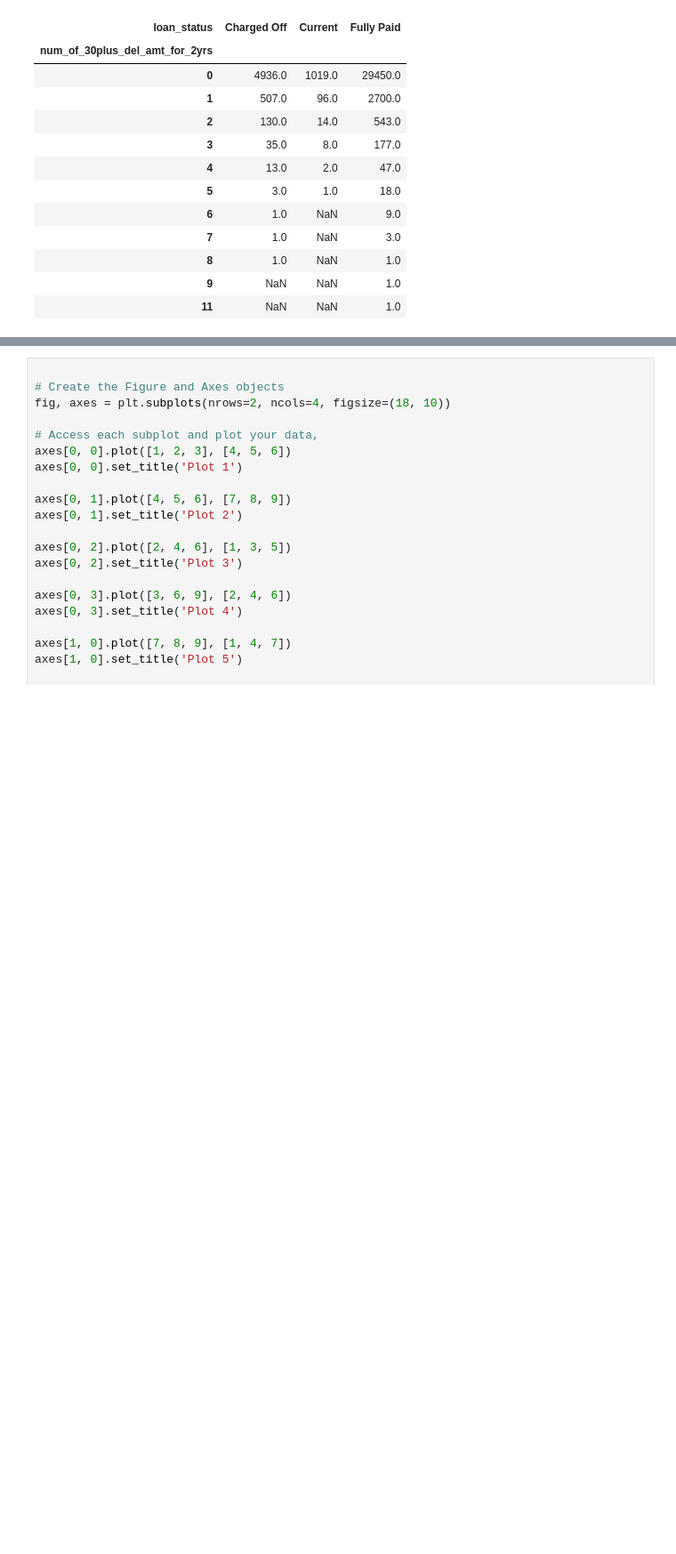
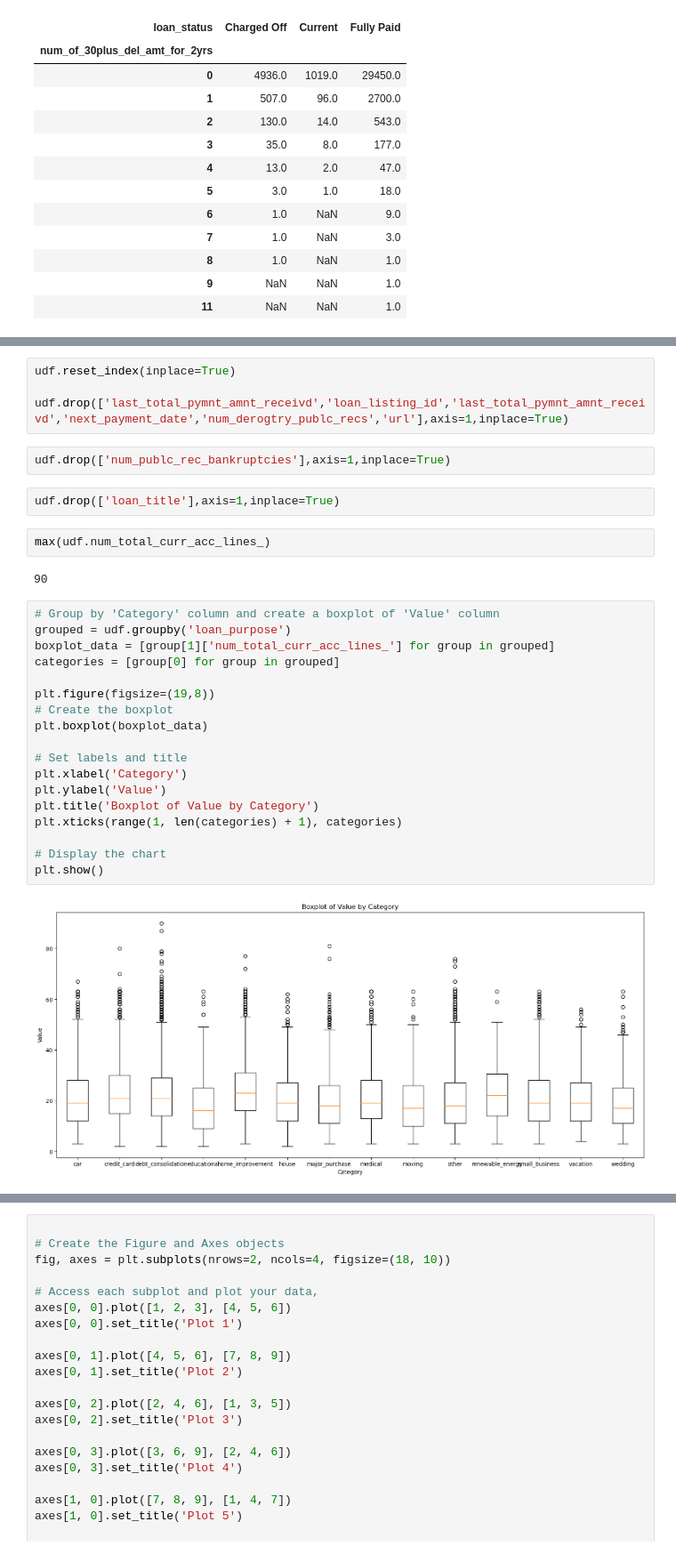
Before and after one commit to nikhil-mothkuri/Lending_Case_Study_Upgrad, a Jupyter notebook: LendingCase.ipynb, the cells around one changed output, grey strips where cells are left out. Shown at 89% size. Drawn from its saved outputs; the diff is of its cells as text; blank space fills up the shorter version.

```diff
--- a/LendingCase.ipynb
+++ b/LendingCase.ipynb
@@ -472,0 +504,32 @@ pd.pivot_table(udf,values='loan_status_value',index='num_of_30plus_del_amt_for_2
+# %%
+udf.reset_index(inplace=True)
+
+udf.drop(['last_total_pymnt_amnt_receivd','loan_listing_id','last_total_pymnt_amnt_receivd','next_payment_date','num_derogtry_publc_recs','url'],axis=1,inplace=True)
+# %%
+udf.drop(['num_publc_rec_bankruptcies'],axis=1,inplace=True)
+# %%
+udf.drop(['loan_title'],axis=1,inplace=True)
+# %%
+max(udf.num_total_curr_acc_lines_)
+# %% [output]
+90
+# %%
+# Group by 'Category' column and create a boxplot of 'Value' column
+grouped = udf.groupby('loan_purpose')
+boxplot_data = [group[1]['num_total_curr_acc_lines_'] for group in grouped]
+categories = [group[0] for group in grouped]
+
+plt.figure(figsize=(19,8))
+# Create the boxplot
+plt.boxplot(boxplot_data)
+
+# Set labels and title
+plt.xlabel('Category')
+plt.ylabel('Value')
+plt.title('Boxplot of Value by Category')
+plt.xticks(range(1, len(categories) + 1), categories)
+
+# Display the chart
+plt.show()
+# %% [output]
+[figure, added]
```
Also changed, not shown: parts of 8 cells of this notebook.
